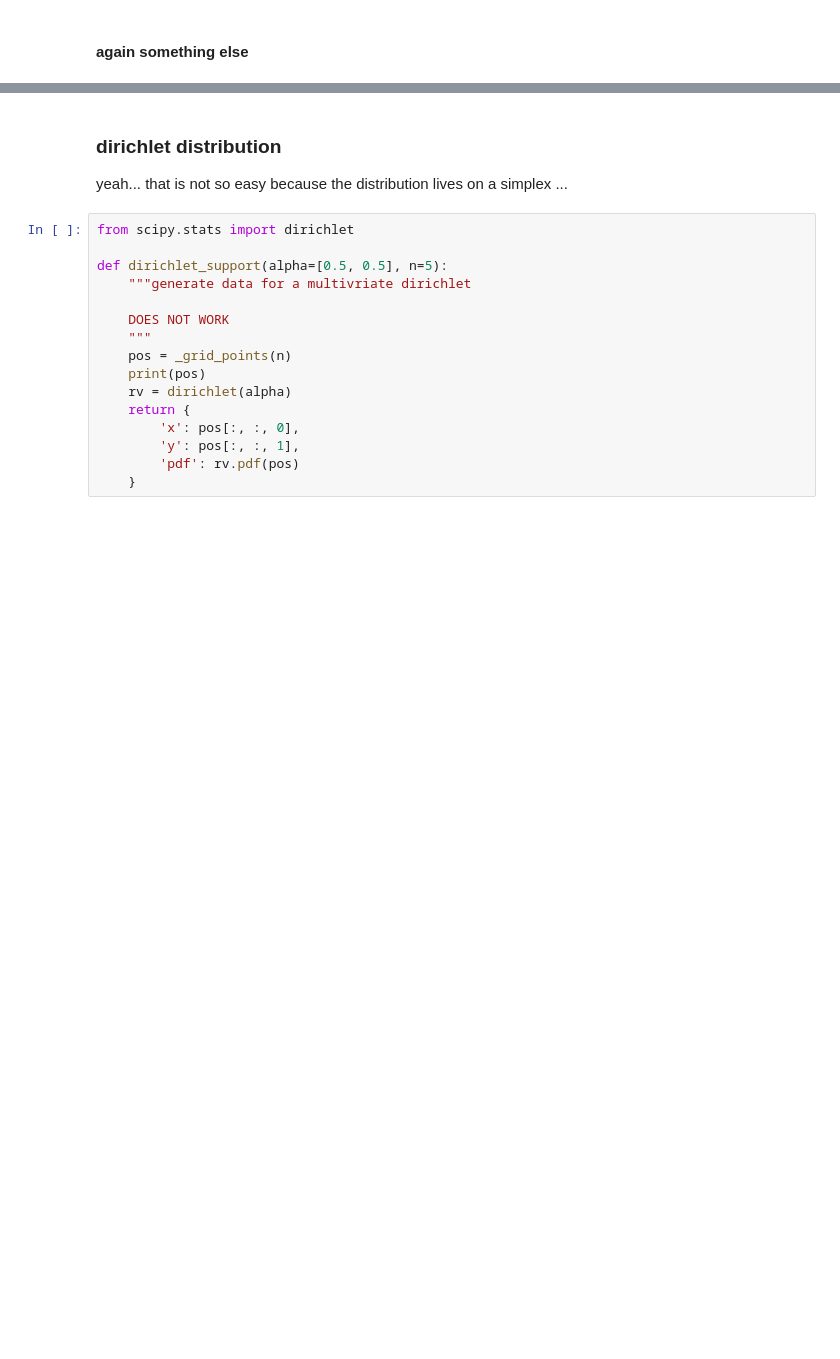
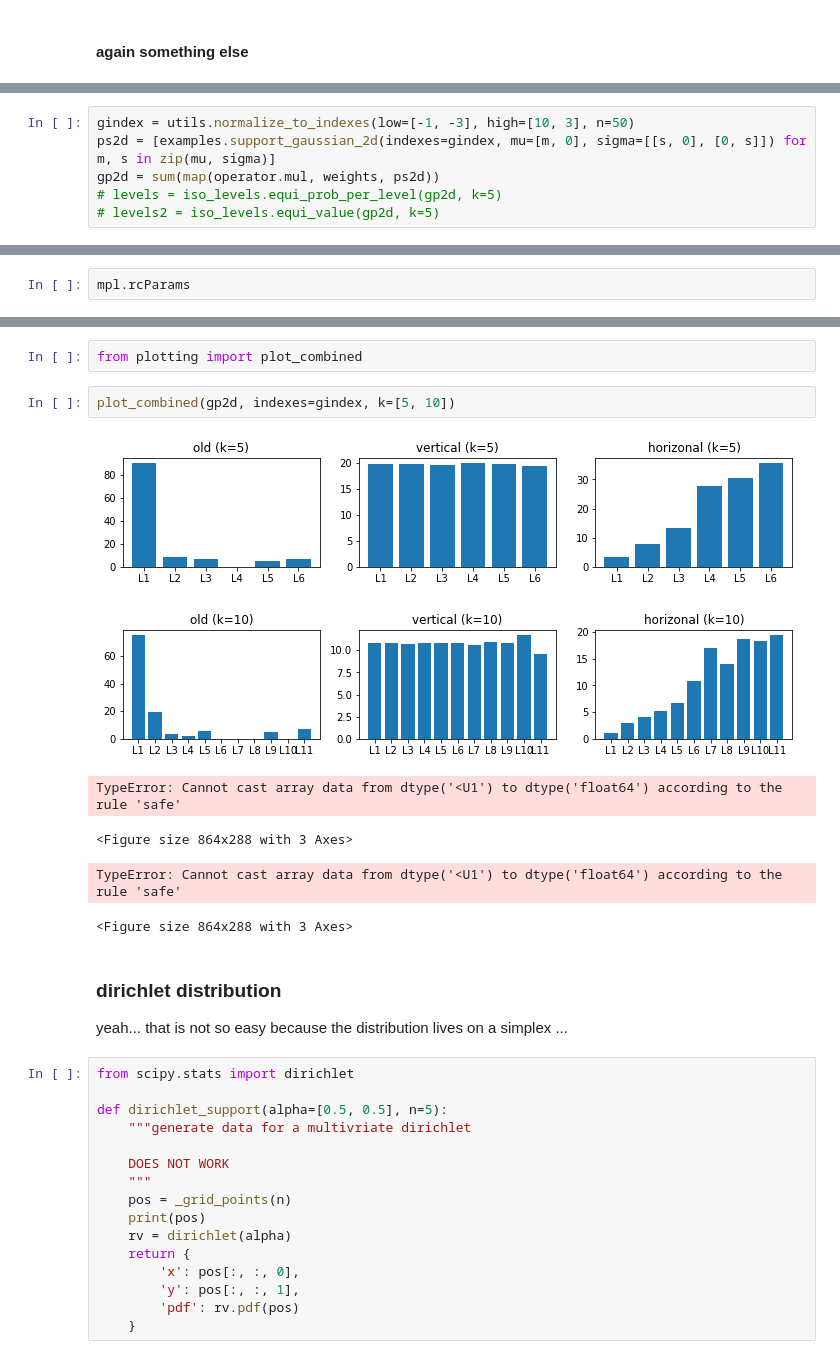
Before and after one commit to nandaloo/iso_value_selection, a Jupyter notebook: proof of concept.ipynb, the cells around one changed output, grey strips where cells are left out. Drawn from its saved outputs; the diff is of its cells as text; blank space fills up the shorter version.

```diff
--- a/proof of concept.ipynb
+++ b/proof of concept.ipynb
@@ -282,0 +379,6 @@ plotting.plot_combined(2*p1 + p3 + p4, indexes=gindex, k=[2, 5, 8, 10])
+# %%
+gindex = utils.normalize_to_indexes(low=[-1, -3], high=[10, 3], n=50)
+ps2d = [examples.support_gaussian_2d(indexes=gindex, mu=[m, 0], sigma=[[s, 0], [0, s]]) for m, s in zip(mu, sigma)]
+gp2d = sum(map(operator.mul, weights, ps2d))
+# levels = iso_levels.equi_prob_per_level(gp2d, k=5)
+# levels2 = iso_levels.equi_value(gp2d, k=5)
@@ -282,0 +389,2 @@ plotting.plot_combined(2*p1 + p3 + p4, indexes=gindex, k=[2, 5, 8, 10])
+# %%
+mpl.rcParams
@@ -283,3 +409,14 @@ plotting.plot_combined(2*p1 + p3 + p4, indexes=gindex, k=[2, 5, 8, 10])
+# %%
+from plotting import plot_combined
+# %%
+plot_combined(gp2d, indexes=gindex, k=[5, 10])
+# %% [output]
+[figure, added]
+[figure, added]
+TypeError: Cannot cast array data from dtype('<U1') to dtype('float64') according to the rule 'safe'
+<Figure size 864x288 with 3 Axes>
+TypeError: Cannot cast array data from dtype('<U1') to dtype('float64') according to the rule 'safe'
+<Figure size 864x288 with 3 Axes>
 # %% [markdown]
 ### dirichlet distribution
 
```
Also changed, not shown: parts of 41 cells of this notebook, 5 other files.
